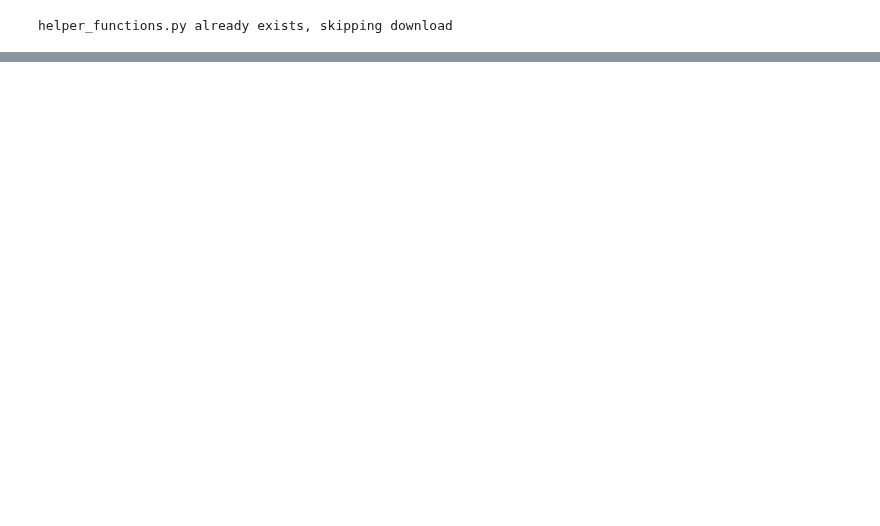
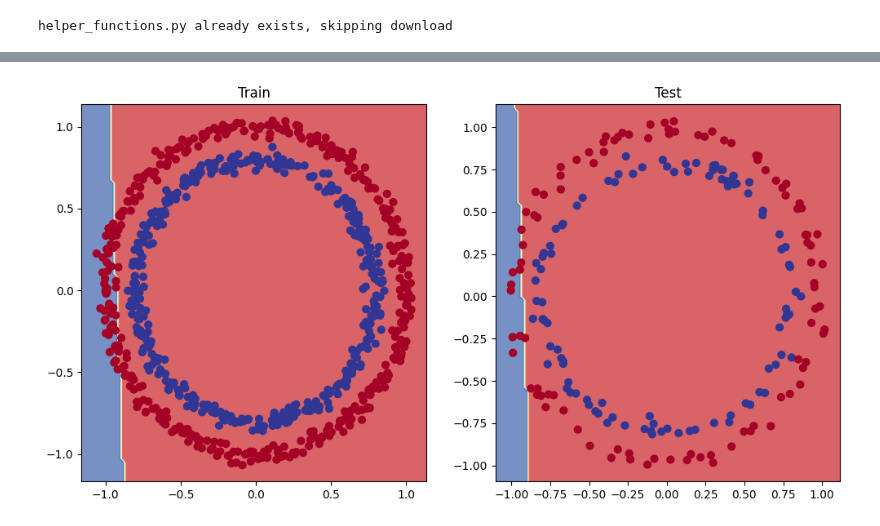
Before and after one commit to DinalAdithya/Learning-PYTorch, a Jupyter notebook: Neural_Network_Classification.ipynb, the cells around one changed output, grey strips where cells are left out. Saved outputs shown, nothing was run; the diff lists cells and outputs as text; code cells hidden in the pictures; blank space fills up the shorter version.

```diff
--- a/Neural_Network_Classification.ipynb
+++ b/Neural_Network_Classification.ipynb
@@ -468,0 +489,16 @@ plot_decision_boundary(model_0, X_test, y_test)
+# %%
+class CircleModelV1(nn.Module): # / nn.Sequential()
+  def __init__(self):
+    super().__init__()
+    self.layer_1 = nn.Linear(in_features=2, out_features=10)
+    self.layer_2 = nn.Linear(in_features=10, out_features=10)
+    self.layer_3 = nn.Linear(in_features=10, out_feature=1)
+
+  def forward(self, x):
+    #z = self.layer_1(x)
+    #z = self.layer_2(z)
+    #z = self.layer_3(z)
+    return self.layer_3(self.layer_2(self.layer_1(x))) # by riting like this we can lower the processing time
+
+model_1 = CircleModelV1().to(device)
+model_1
@@ -468,0 +511,7 @@ plot_decision_boundary(model_0, X_test, y_test)
+# %%
+# Create a loss function
+loss_fn = nn.BCEWithLogitsLoss()
+
+# Create Optimizer
+optimizer = torch.optim.SGD(params = model_1.parameters(),
+                            lr=0.1)
@@ -468,0 +578,11 @@ plot_decision_boundary(model_0, X_test, y_test)
+# %%
+# Plot diceition boundry of the model
+plt.figure(figsize = (12 , 6))
+plt.subplot(1, 2, 1)
+plt.title("Train")
+plot_decision_boundary(model_1, X_train, y_train)
+plt.subplot(1, 2, 2)
+plt.title("Test")
+plot_decision_boundary(model_1, X_test, y_test)
+# %% [output]
+[figure, added]
```
Also changed, not shown: parts of 12 cells of this notebook.
